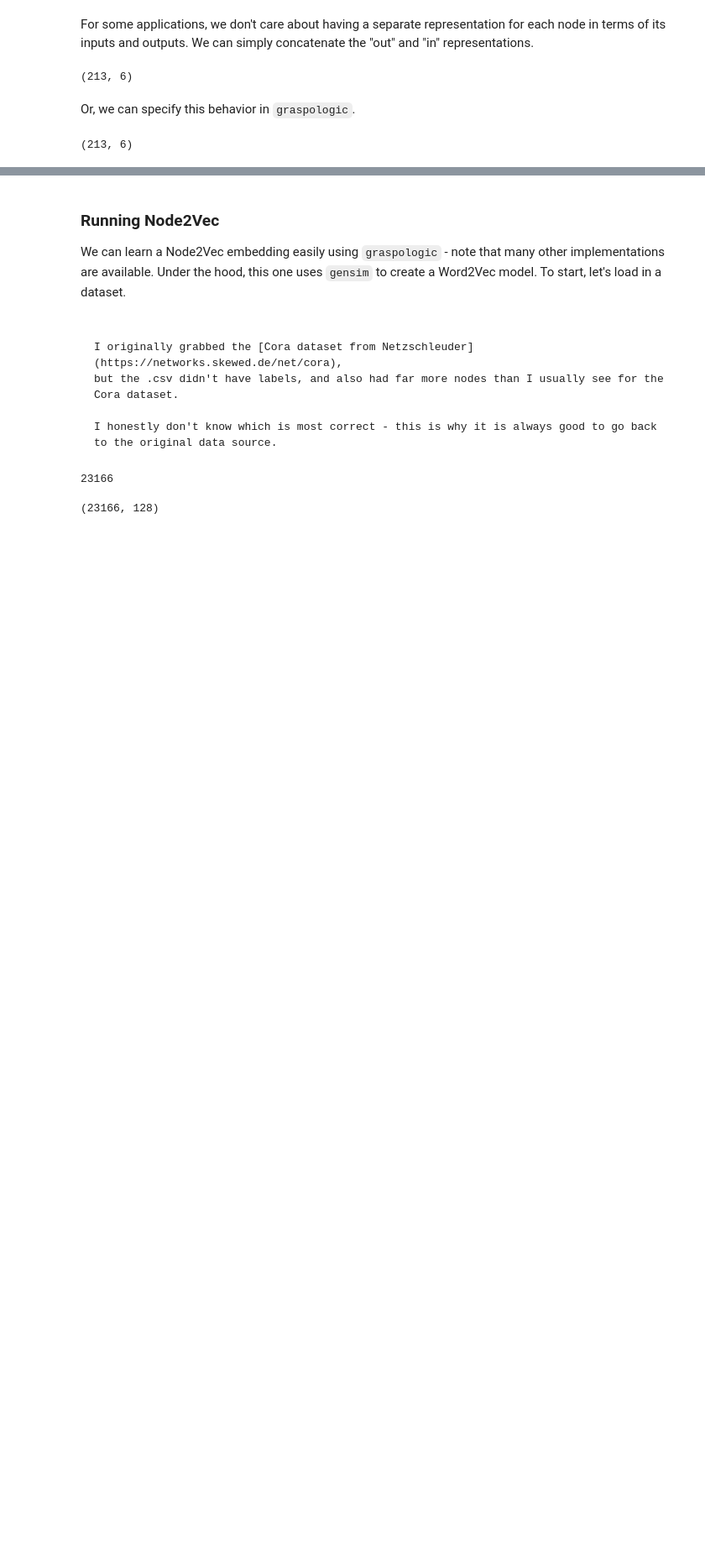
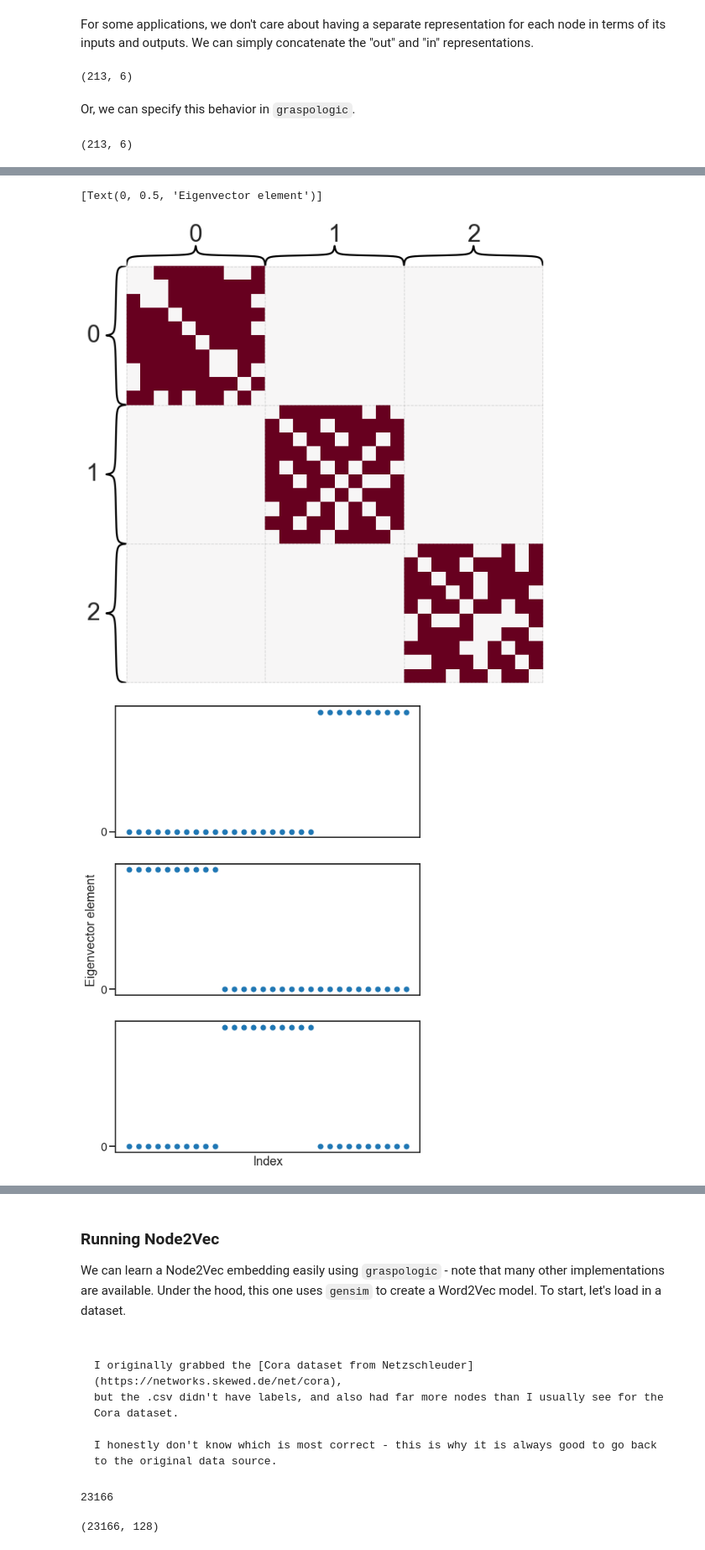
Before and after one commit to bdpedigo/networks-course, a Jupyter notebook: docs/embedding.ipynb, the cells around one changed output, grey strips where cells are left out. Shown at 84% size. Drawn from its saved outputs; the diff is of its cells as text; code cells hidden in the pictures; blank space fills up the shorter version.

```diff
--- a/docs/embedding.ipynb
+++ b/docs/embedding.ipynb
@@ -270,0 +295,32 @@ Z.shape
+# %%
+import pandas as pd
+from graspologic.simulations import sbm
+
+
+def eig(A):
+    evals, evecs = np.linalg.eig(A)
+    sort_inds = np.argsort(evals)
+    evals = evals[sort_inds]
+    evecs = evecs[:, sort_inds]
+    return evals, evecs
+
+
+B = np.array([[0.8, 0, 0], [0, 0.8, 0], [0, 0, 0.8]])
+A, labels = sbm([10, 10, 10], B, return_labels=True)
+heatmap(A, cbar=False, inner_hier_labels=labels)
+degrees = np.sum(A, axis=0)
+D = np.diag(degrees)
+L = D - A
+evals, evecs = eig(L)
+
+fig, axs = plt.subplots(3, 1, figsize=(8, 12))
+for i in range(3):
+    ax = axs[i]
+    sns.scatterplot(y=evecs[:, i], x=np.arange(len(evecs[:, i])), ax=ax)
+    ax.set(xticks=[], yticks=[0])
+axs[-1].set(xlabel=("Index"))
+axs[1].set(ylabel=("Eigenvector element"))
+# %% [output]
+[Text(0, 0.5, 'Eigenvector element')]
+[figure, added]
+[figure, added]
```
Also changed, not shown: parts of 28 cells of this notebook, 3 other files.
